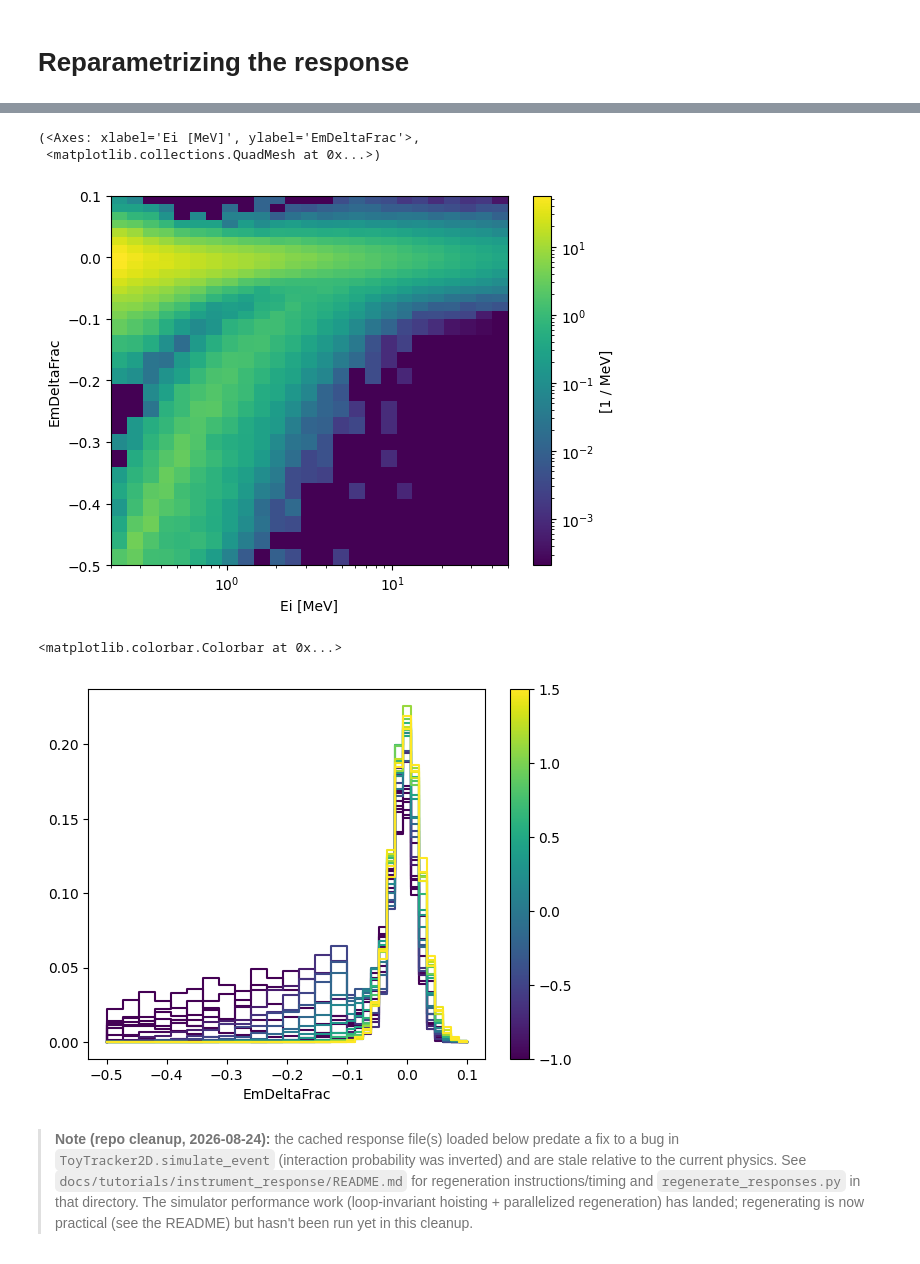
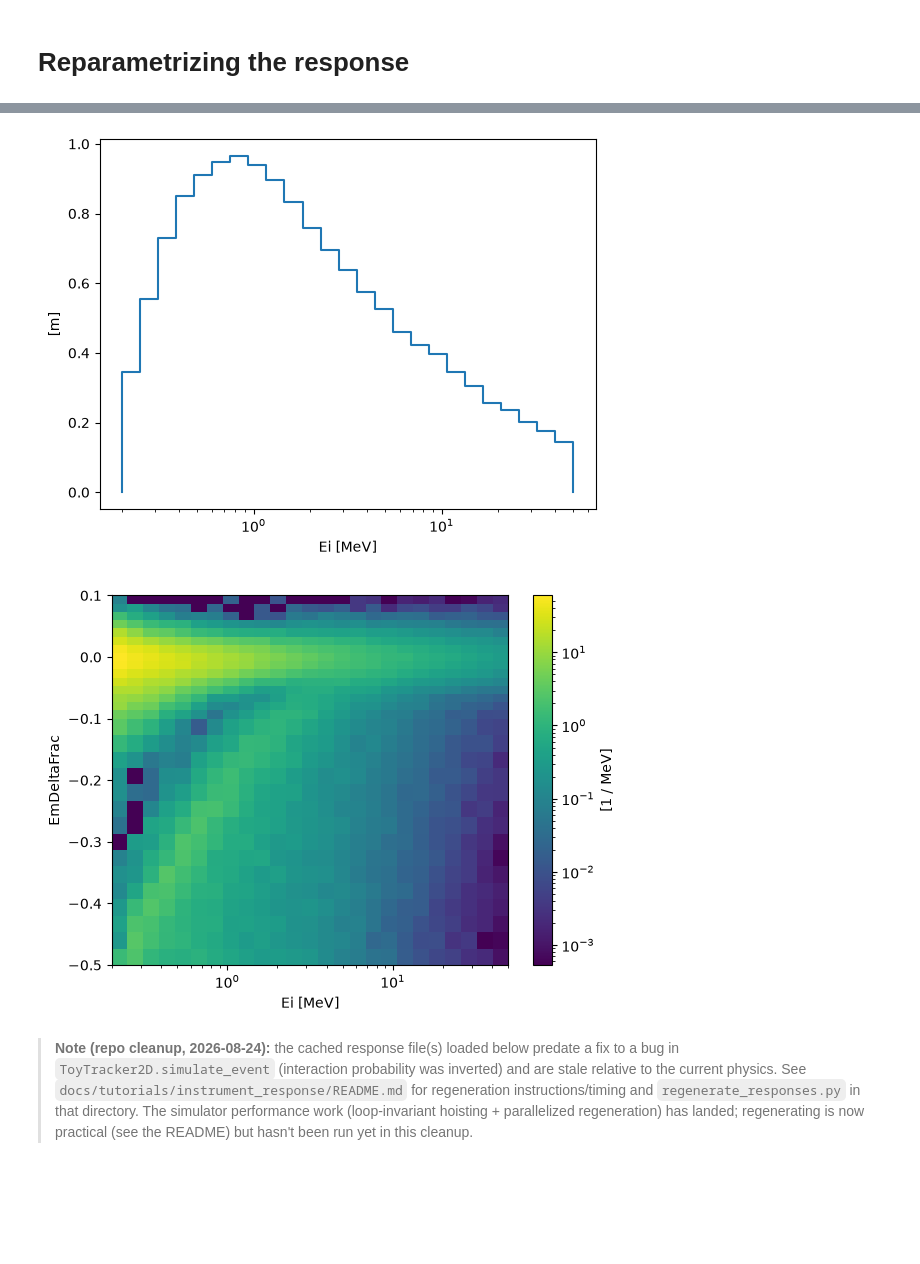
Before and after one commit to israelmcmc-ai/gammaraytoys, a Jupyter notebook: docs/tutorials/06-delta_response_spectrum.ipynb, the cells around one changed output, grey strips where cells are left out. Cells and saved outputs as stored; diff of their text form; code cells hidden in the pictures; blank space fills up the shorter version.

```diff
--- a/docs/tutorials/06-delta_response_spectrum.ipynb
+++ b/docs/tutorials/06-delta_response_spectrum.ipynb
@@ -88,3 +78,4 @@ h_ntrig.plot()
 # %%
-Aeff = (h_ntrig/h_nsim) * det.throwing_plane_size
-Aeff.plot()
+if create_my_own:
+    Aeff = (h_ntrig/h_nsim) * det.throwing_plane_size
+    Aeff.plot()
@@ -109,32 +90,25 @@ energy_dist.plot()
 # %%
-import matplotlib as mpl
+if create_my_own:
+    phase_space = energy_dist.axes[0].centers[:,None] * energy_dist.axes[1].widths[None,:]
 
-phase_space = energy_dist.axes[0].centers[:,None] * energy_dist.axes[1].widths[None,:]
-
-energy_pdf = energy_dist/phase_space
-#energy_pdf.plot()
-energy_pdf.plot(norm=mpl.colors.LogNorm(clip = True))
+    energy_pdf = energy_dist/phase_space
+    #energy_pdf.plot()
+    energy_pdf.plot(norm=mpl.colors.LogNorm(clip = True))
-# %% [output]
-(<Axes: xlabel='Ei [MeV]', ylabel='EmDeltaFrac'>,
- <matplotlib.collections.QuadMesh at 0x...>)
-[figure, removed]
 # %%
-fig,ax = plt.subplots()
+if create_my_own:
+    fig,ax = plt.subplots()
 
-cmap = mpl.colormaps['viridis']
+    cmap = mpl.colormaps['viridis']
 
-for n,energy in enumerate(energy_dist.axes['Ei'].centers):
+    for n,energy in enumerate(energy_dist.axes['Ei'].centers):
 
-    dist = energy_dist.slice[n].project('EmDeltaFrac')
+        dist = energy_dist.slice[n].project('EmDeltaFrac')
 
-    dist = energy_pdf.slice[n].project('EmDeltaFrac')
-    dist *= energy * dist.axis.widths
+        dist = energy_pdf.slice[n].project('EmDeltaFrac')
+        dist *= energy * dist.axis.widths
 
-    dist.plot(ax, color = cmap(np.log10(energy.value)/1.5))
+        dist.plot(ax, color = cmap(np.log10(energy.value)/1.5))
 
-sm = plt.cm.ScalarMappable(cmap=cmap, norm=plt.Normalize(vmin=-1, vmax=1.5))
-fig.colorbar(sm, ax = ax)
+    sm = plt.cm.ScalarMappable(cmap=cmap, norm=plt.Normalize(vmin=-1, vmax=1.5))
+    fig.colorbar(sm, ax = ax)
-# %% [output]
-<matplotlib.colorbar.Colorbar at 0x...>
-[figure, removed]
 # %%
@@ -143,3 +118,13 @@ energy_pdf.write("PDF_delta_energy_onaxis_traddet.h5", overwrite = True)
+# %%
+if not create_my_own:
+    Aeff = Histogram.open("instrument_response/response_energy_relative_onaxis_traddet.h5", name = 'Aeff')
+    energy_pdf = Histogram.open("instrument_response/response_energy_relative_onaxis_traddet.h5", name = 'PDF')
+
+    Aeff.plot()
+    energy_pdf.plot(norm=mpl.colors.LogNorm(clip = True))
+# %% [output]
+[figure, added]
+[figure, added]
 # %% [markdown]
 > **Note (repo cleanup, 2026-08-24):** the cached response file(s) loaded below predate a fix to a bug in `ToyTracker2D.simulate_event` (interaction probability was inverted) and are stale relative to the current physics. See `docs/tutorials/instrument_response/README.md` for regeneration instructions/timing and `regenerate_responses.py` in that directory. The simulator performance work (loop-invariant hoisting + parallelized regeneration) has landed; regenerating is now practical (see the README) but hasn't been run yet in this cleanup.
 # %%
```
Also changed, not shown: parts of 22 cells of this notebook.
